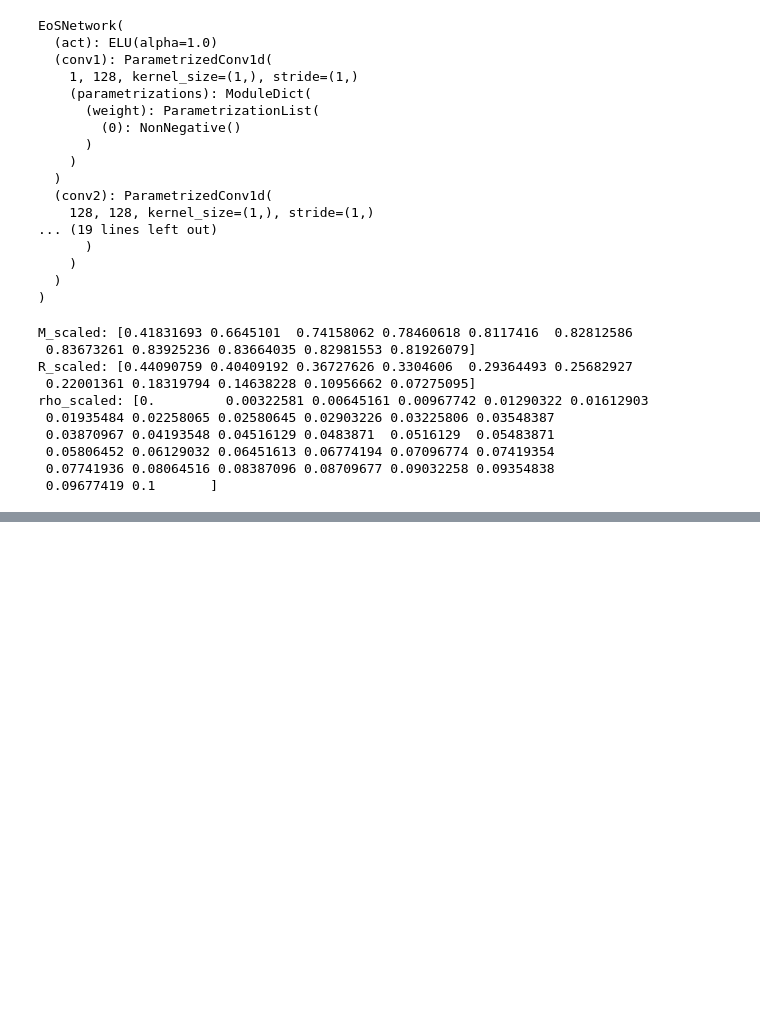
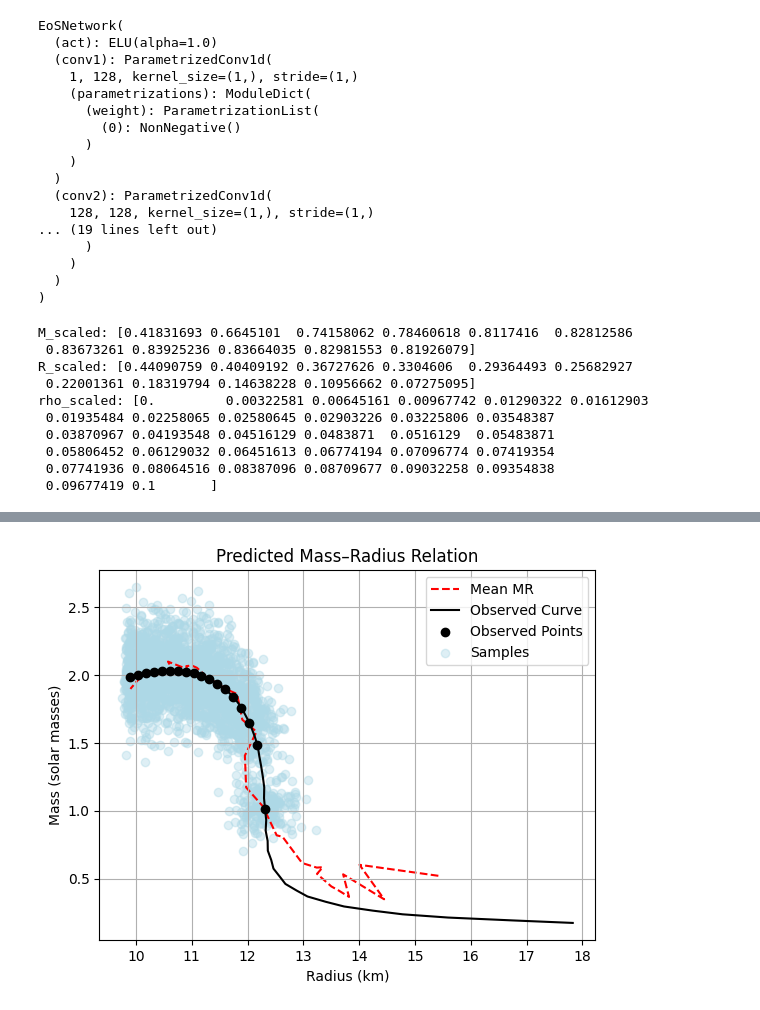
Before and after one commit to lesanson/NN-Reconstruction, a Jupyter notebook: EOS_Solver.ipynb, the cells around one changed output, grey strips where cells are left out. Cells and saved outputs as stored; diff of their text form; code cells hidden in the pictures; blank space fills up the shorter version.

```diff
--- a/EOS_Solver.ipynb
+++ b/EOS_Solver.ipynb
@@ -205,0 +186,19 @@ plt.show()
+# %%
+res = np.load("data/realistic/realistic_predictions.npz")
+
+M_MAX = res["M_MAX"]
+R_MIN = res["R_MIN"]
+R_MAX = res["R_MAX"]
+
+rho_scaled = res["rho_scaled"]                         # (Np,)
+p_pred_samples = res["p_pred_samples"]                 # (Nsamples, Np)
+M_pred_samples = res["M_pred_samples"]                 # (Nsamples, Nseq)
+R_pred_samples = res["R_pred_samples"]                 # (Nsamples, Nseq)
+
+M_samples = res["M_samples"] * M_MAX
+R_samples = res["R_samples"] * (R_MAX - R_MIN) + R_MIN
+dM_samples = res["dM_samples"]
+dR_samples = res["dR_samples"]
+
+print(p_pred_samples.shape)
+print(f"Training convergence rate: {42/200*100:.1f}%.")
@@ -205,0 +223,19 @@ plt.show()
+# %%
+# (Nsamples, Nseq)
+mean_M = M_pred_samples.mean(axis=0)
+
+mean_R = R_pred_samples.mean(axis=0)
+# %%
+plt.plot(mean_R, mean_M, "--", color="red", label="Mean MR", zorder=1)
+plt.plot(observed_mr.query("ID == 19248").query("model == 'RMFNL'")["R"].values,
+        observed_mr.query("ID == 19248").query("model == 'RMFNL'")["M"].values, color="black", label="Observed Curve", zorder=4)
+plt.scatter(radius_obs, mass_obs, color="black", label="Observed Points", zorder=4)
+plt.scatter(R_samples.flatten(),M_samples.flatten(), color='lightblue', alpha=0.4, label="Samples", zorder=0)
+plt.xlabel("Radius (km)")
+plt.ylabel("Mass (solar masses)")
+plt.title("Predicted Mass–Radius Relation")
+plt.legend()
+plt.grid(True)
+plt.show()
+# %% [output]
+[figure, added]
```
Also changed, not shown: parts of 8 cells of this notebook, 4 other files.
